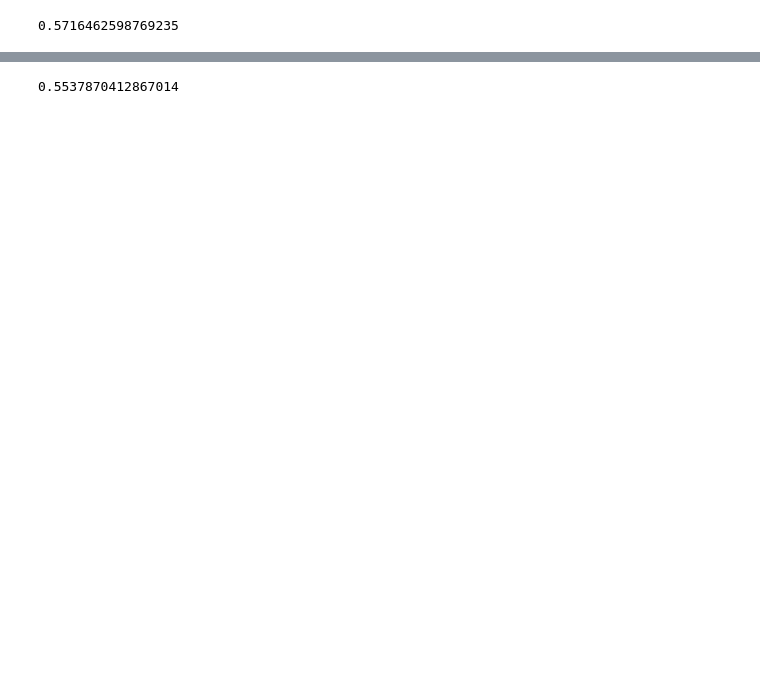
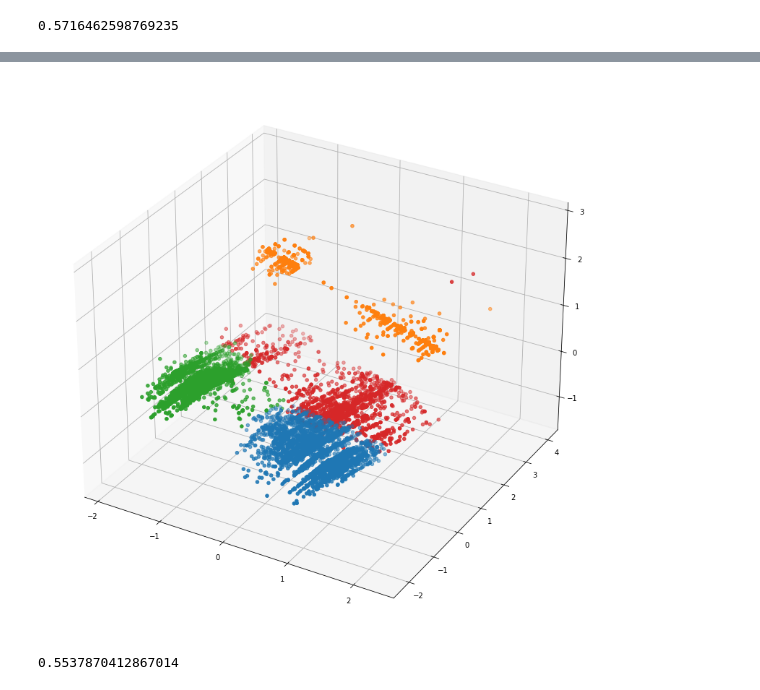
Before and after one commit to Vesna96/UnsupervisedLearning, a Jupyter notebook: MasinskoUcenjeDomaci2.ipynb, the cells around one changed output, grey strips where cells are left out. Drawn from its saved outputs; the diff is of its cells as text; code cells hidden in the pictures; blank space fills up the shorter version.

```diff
--- a/MasinskoUcenjeDomaci2.ipynb
+++ b/MasinskoUcenjeDomaci2.ipynb
@@ -402,6 +384,18 @@ ax.scatter3D(xdata, ydata, zdata, c=zdata);
+# %%
+def plot3DClusters(data, labels):
+    number_of_clusters = len(set(labels))
+    plt.figure(figsize = (14,14))
+    ax = plt.axes(projection='3d')
+    for cluster in set(labels):
+        cluster_mask = [elem == cluster for elem in labels]
+
+        zdata = reduced_data_df.iloc[cluster_mask, 0]
+        xdata = reduced_data_df.iloc[cluster_mask, 1]
+        ydata = reduced_data_df.iloc[cluster_mask, 2]
+        ax.scatter3D(xdata, ydata, zdata);
 # %%
 clusterer = KMeans(n_clusters=PRED_NUM_CLUSTERS)
-cluster_labels = clusterer.fit_predict(reduced_data_df)
-silhouette_score(reduced_data_df, cluster_labels)
+cluster_labels = clusterer.fit_predict(reduced_data_df_all_features)
+silhouette_score(reduced_data_df_all_features, cluster_labels)
 # %% [output]
 0.5716462598769235
@@ -420,2 +402,6 @@ data_df.describe()
+# %%
+plot3DClusters(reduced_data_df_all_features, cluster_labels)
+# %% [output]
+[figure, added]
 # %%
 clusterer = AgglomerativeClustering(n_clusters=PRED_NUM_CLUSTERS)
```
Also changed, not shown: parts of 29 cells of this notebook.
